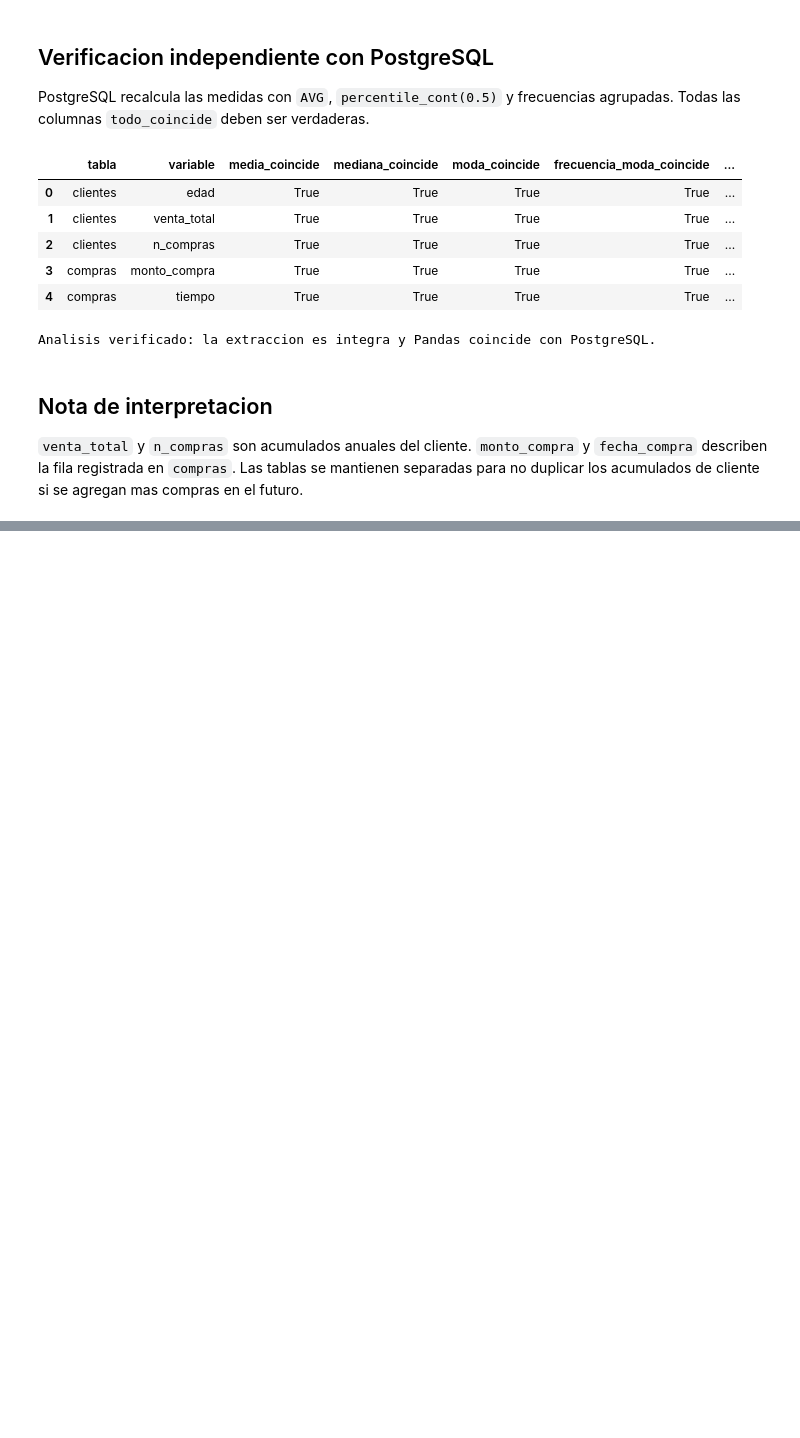
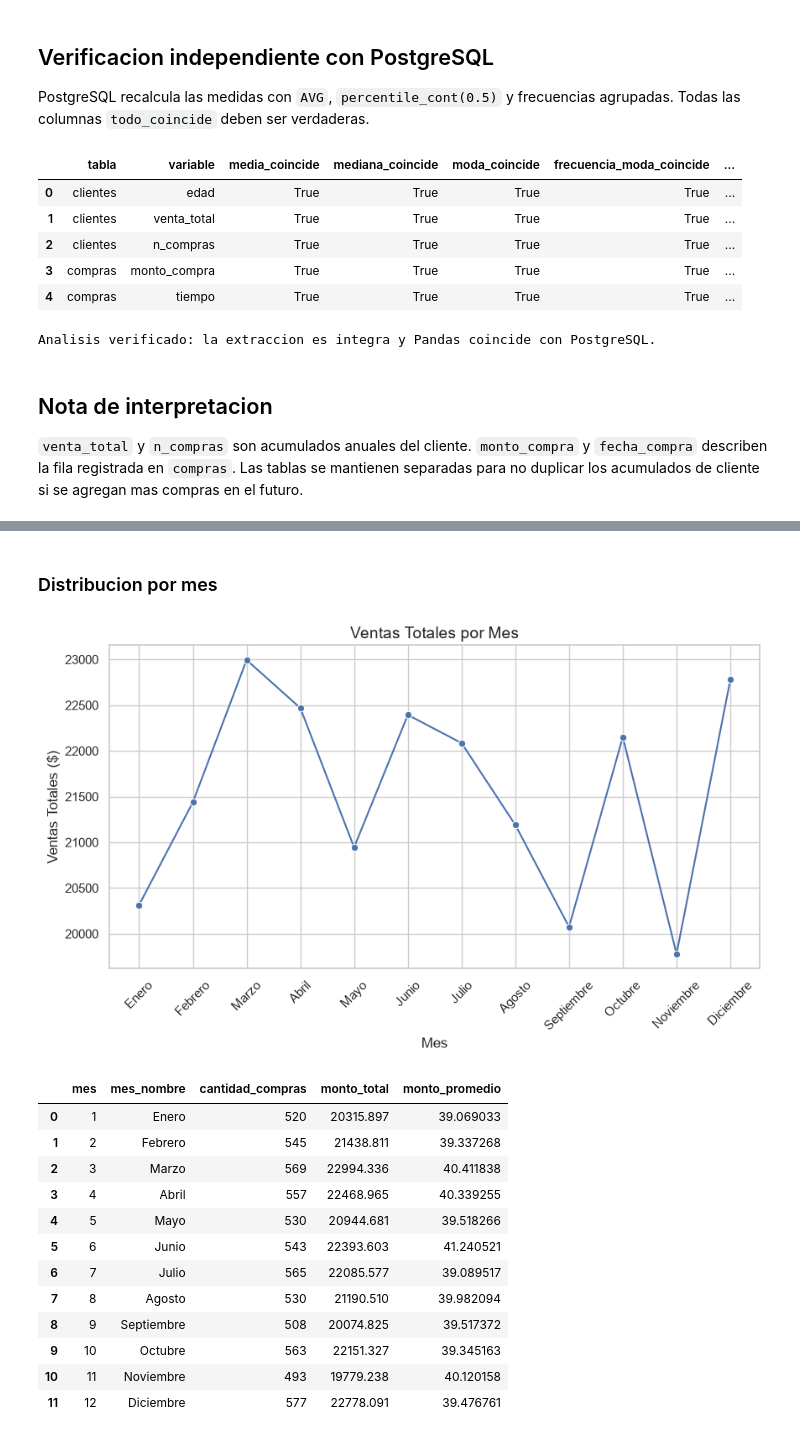
Before and after one commit to AngelMendoz/SOG2-2S26_grupo8, a Jupyter notebook: Practica_1/02-Analisis-exploratorio/analisis_exploratorio.ipynb, the cells around one changed output, grey strips where cells are left out. Drawn from its saved outputs; the diff is of its cells as text; code cells hidden in the pictures; blank space fills up the shorter version.

Commit message:
Distribucion de ventas por mes, metodo de pago, navegador, boletin y vale (Punto 2.c)

```diff
--- a/Practica_1/02-Analisis-exploratorio/analisis_exploratorio.ipynb
+++ b/Practica_1/02-Analisis-exploratorio/analisis_exploratorio.ipynb
@@ -175,0 +182,32 @@ Analisis verificado: la extraccion es integra y Pandas coincide con PostgreSQL.
+# %%
+from app.analisis.punto_02 import (
+    distribucion_ventas_por_mes,
+    distribucion_ventas_por_metodo_pago,
+    distribucion_ventas_por_navegador,
+    distribucion_ventas_por_boletin,
+    distribucion_ventas_por_vale,
+)
+
+directorio_resultados_distribucion = RAIZ_PRACTICA / '02-Analisis-exploratorio' / 'resultados'
+# %% [markdown]
+### Distribucion por mes
+# %%
+distribucion_mes = distribucion_ventas_por_mes(
+    resultado['compras'], directorio_resultados=directorio_resultados_distribucion
+)
+display(distribucion_mes)
+# %% [output]
+[figure, added]
+|  | mes | mes_nombre | cantidad_compras | monto_total | monto_promedio |
+| 0 | 1 | Enero | 520 | 20315.897 | 39.069033 |
+| 1 | 2 | Febrero | 545 | 21438.811 | 39.337268 |
+| 2 | 3 | Marzo | 569 | 22994.336 | 40.411838 |
+| 3 | 4 | Abril | 557 | 22468.965 | 40.339255 |
+| 4 | 5 | Mayo | 530 | 20944.681 | 39.518266 |
+| 5 | 6 | Junio | 543 | 22393.603 | 41.240521 |
+| 6 | 7 | Julio | 565 | 22085.577 | 39.089517 |
+| 7 | 8 | Agosto | 530 | 21190.510 | 39.982094 |
+| 8 | 9 | Septiembre | 508 | 20074.825 | 39.517372 |
+| 9 | 10 | Octubre | 563 | 22151.327 | 39.345163 |
+| 10 | 11 | Noviembre | 493 | 19779.238 | 40.120158 |
+| 11 | 12 | Diciembre | 577 | 22778.091 | 39.476761 |
```
Also changed, not shown: parts of 10 cells of this notebook, 11 other files.
